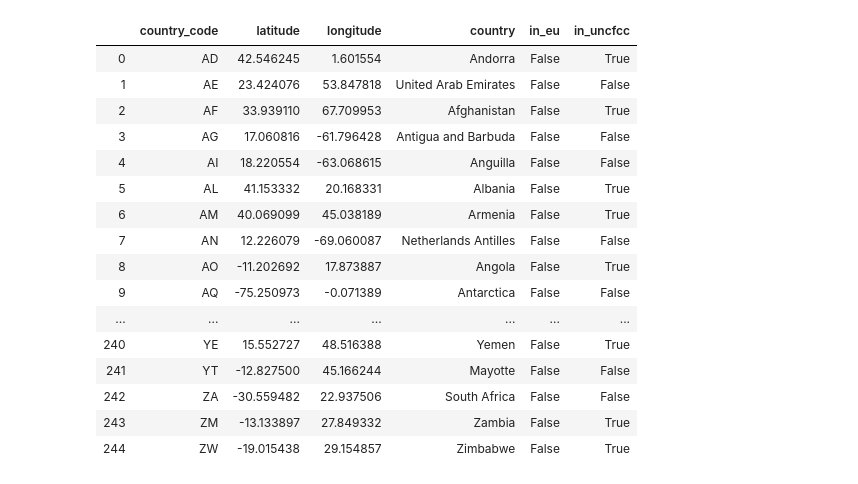
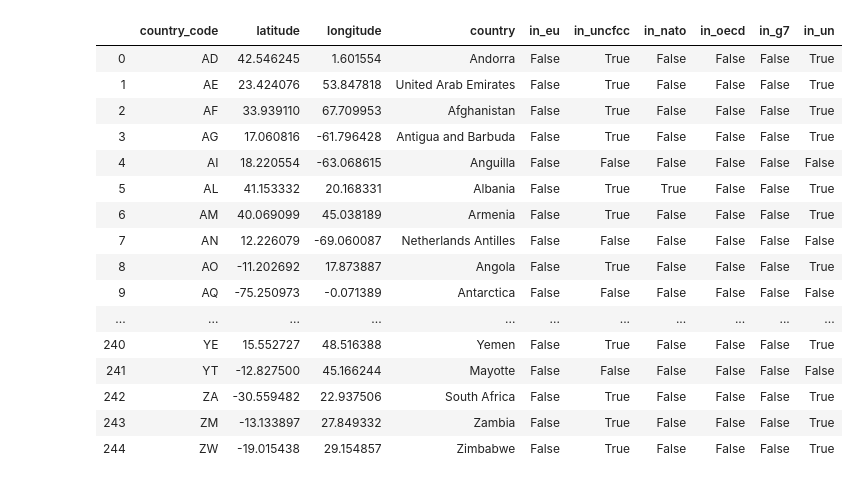
Before and after one commit to s4b3r/visualization2-kelp-diagrams, a Jupyter notebook: generate_dataset.ipynb, the cells around one changed output. Saved outputs shown, nothing was run; the diff lists cells and outputs as text; code cells hidden in the pictures.

```diff
--- a/generate_dataset.ipynb
+++ b/generate_dataset.ipynb
@@ -26,7 +26,8 @@ def getWikipediaList(url, table_index):
     result = pd.DataFrame([[td.text for td in row.find_all('td')] for row in table.tbody.find_all('tr')])
     print(row_headers)
     result.columns = table_headers
-    result.replace(r'\s', '', regex = True, inplace = True)
+    result.replace(r'\n', '', regex = True, inplace = True)
+    result.replace(r'[^\x00-\x7F]+', '', regex = True, inplace = True)
     result.drop([0], inplace= True)
     if(len(row_headers)>0):
         result = result.shift(periods=1, axis=1)
@@ -112,8 +68,25 @@ array(['Afghanistan', 'Albania', 'Algeria', 'Andorra', 'Angola',
 # %%
+###### UNFCC
+# EU
+# NATO
+# OECD
+# G7
+# UN
+# OSCE
+# BIS
+# COE
+# ILO
+# INTERPOL
+uncfcc_countries = getWikipediaList(url = 'https://en.wikipedia.org/wiki/List_of_parties_to_the_United_Nations_Framework_Convention_on_Climate_Change', table_index=0)
 eu_countries = getWikipediaList('https://en.wikipedia.org/wiki/Member_state_of_the_European_Union', table_index=1)
-eu_countries
+nato_countries = getWikipediaList('https://en.wikipedia.org/wiki/Member_states_of_NATO', 0)
+oecd_countries = getWikipediaList('https://en.wikipedia.org/wiki/OECD', 11)
+g7_countries = getWikipediaList('https://en.wikipedia.org/wiki/Group_of_Seven', 4)
+un_countries = getWikipediaList('https://en.wikipedia.org/wiki/Member_states_of_the_United_Nations', 1)
 # eu standardizationz
 eu_countries = eu_countries.apply(lambda x: x.str.strip() if x.dtype == "object" else x)
 eu_countries = eu_countries.apply(lambda x: x.str.replace("\[.\]", "") if x.dtype == "object" else x)
-eu_countries
+#un standardization
+un_countries = un_countries.apply(lambda x: x.str.strip() if x.dtype == "object" else x)
+un_countries = un_countries.apply(lambda x: x.str.replace("\[.*\]", "") if x.dtype == "object" else x)
 # %% [output]
@@ -162,25 +119,28 @@ coordinates
 # %%
-#coordinates = coordinates.merge(uncfcc_countries, left_on='country', right_on='State')
+coordinates = pd.read_csv('assets/world_country_and_usa_states_latitude_and_longitude_values.csv')
+coordinates = coordinates[['country_code', 'latitude', 'longitude', 'country']]
 coordinates['in_eu'] = np.where(coordinates['country'].isin(eu_countries['Name'].values), True, False)
 coordinates['in_uncfcc'] = np.where(coordinates['country'].isin(uncfcc_countries['State'].values), True, False)
-#coordinates[coordinates['in_eu'] == True]
+coordinates['in_nato'] = np.where(coordinates['country'].isin(nato_countries['Member state'].values), True, False)
+coordinates['in_oecd'] = np.where(coordinates['country'].isin(oecd_countries['Country'].values), True, False)
+coordinates['in_g7'] = np.where(coordinates['country'].isin(g7_countries['Member'].values), True, False)
+coordinates['in_un'] = np.where(coordinates['country'].isin(un_countries['Member state'].values), True, False)
+coordinates
+# %% [output]
+|  | country_code | latitude | longitude | country | in_eu | in_uncfcc | in_nato | in_oecd | in_g7 | in_un |
+| 0 | AD | 42.546245 | 1.601554 | Andorra | False | True | False | False | False | True |
+| 1 | AE | 23.424076 | 53.847818 | United Arab Emirates | False | True | False | False | False | True |
+| 2 | AF | 33.939110 | 67.709953 | Afghanistan | False | True | False | False | False | True |
+| 3 | AG | 17.060816 | -61.796428 | Antigua and Barbuda | False | True | False | False | False | True |
+| 4 | AI | 18.220554 | -63.068615 | Anguilla | False | False | False | False | False | False |
+| 5 | AL | 41.153332 | 20.168331 | Albania | False | True | True | False | False | True |
+| 6 | AM | 40.069099 | 45.038189 | Armenia | False | True | False | False | False | True |
+| 7 | AN | 12.226079 | -69.060087 | Netherlands Antilles | False | False | False | False | False | False |
+| 8 | AO | -11.202692 | 17.873887 | Angola | False | True | False | False | False | True |
+| 9 | AQ | -75.250973 | -0.071389 | Antarctica | False | False | False | False | False | False |
+| ... | ... | ... | ... | ... | ... | ... | ... | ... | ... | ... |
+| 240 | YE | 15.552727 | 48.516388 | Yemen | False | True | False | False | False | True |
+| 241 | YT | -12.827500 | 45.166244 | Mayotte | False | False | False | False | False | False |
+| 242 | ZA | -30.559482 | 22.937506 | South Africa | False | True | False | False | False | True |
+| 243 | ZM | -13.133897 | 27.849332 | Zambia | False | True | False | False | False | True |
+| 244 | ZW | -19.015438 | 29.154857 | Zimbabwe | False | True | False | False | False | True |
-# %%
-coordinates
-# %% [output]
-|  | country_code | latitude | longitude | country | in_eu | in_uncfcc |
-| 0 | AD | 42.546245 | 1.601554 | Andorra | False | True |
-| 1 | AE | 23.424076 | 53.847818 | United Arab Emirates | False | False |
-| 2 | AF | 33.939110 | 67.709953 | Afghanistan | False | True |
-| 3 | AG | 17.060816 | -61.796428 | Antigua and Barbuda | False | False |
-| 4 | AI | 18.220554 | -63.068615 | Anguilla | False | False |
-| 5 | AL | 41.153332 | 20.168331 | Albania | False | True |
-| 6 | AM | 40.069099 | 45.038189 | Armenia | False | True |
-| 7 | AN | 12.226079 | -69.060087 | Netherlands Antilles | False | False |
-| 8 | AO | -11.202692 | 17.873887 | Angola | False | True |
-| 9 | AQ | -75.250973 | -0.071389 | Antarctica | False | False |
-| ... | ... | ... | ... | ... | ... | ... |
-| 240 | YE | 15.552727 | 48.516388 | Yemen | False | True |
-| 241 | YT | -12.827500 | 45.166244 | Mayotte | False | False |
-| 242 | ZA | -30.559482 | 22.937506 | South Africa | False | False |
-| 243 | ZM | -13.133897 | 27.849332 | Zambia | False | True |
-| 244 | ZW | -19.015438 | 29.154857 | Zimbabwe | False | True |
```
Also changed, not shown: parts of 13 cells of this notebook, 1 other file.
